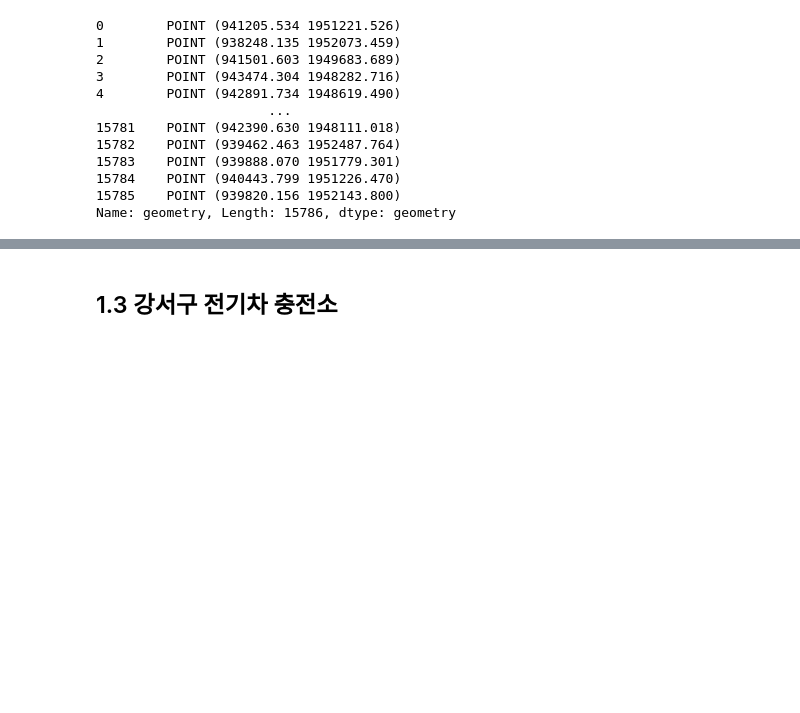
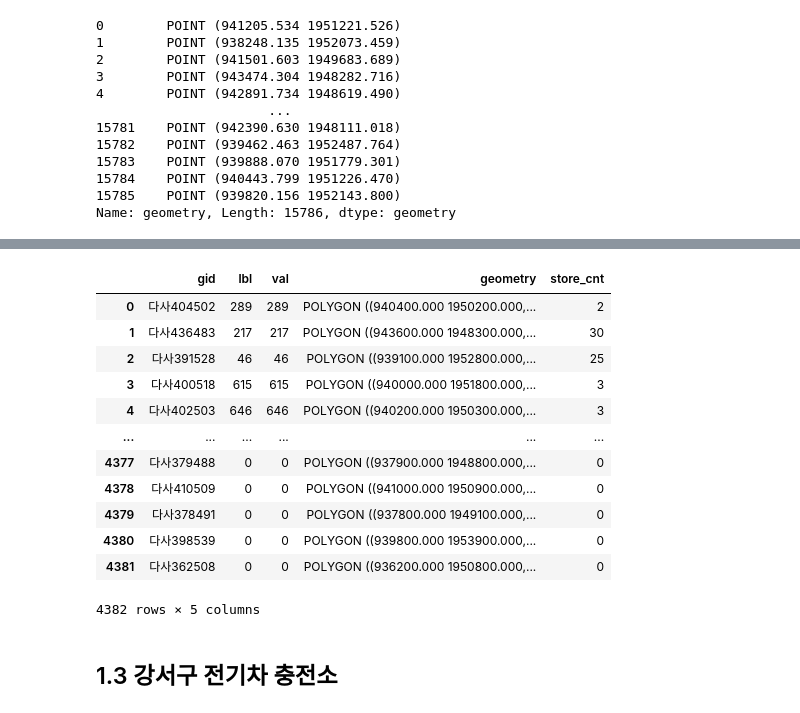
Before and after one commit to lima4/Gangseo-gu, a Jupyter notebook: final_data_eda.ipynb, the cells around one changed output, grey strips where cells are left out. Drawn from its saved outputs; the diff is of its cells as text; code cells hidden in the pictures; blank space fills up the shorter version.

```diff
--- a/final_data_eda.ipynb
+++ b/final_data_eda.ipynb
@@ -357,3 +359,20 @@ KeyboardInterrupt:
+# %%
+# 격자별 상점수 포함
+gangseo_pop_grid
+# %% [output]
+|  | gid | lbl | val | geometry | store_cnt |
+| 0 | 다사404502 | 289 | 289 | POLYGON ((940400.000 1950200.000,... | 2 |
+| 1 | 다사436483 | 217 | 217 | POLYGON ((943600.000 1948300.000,... | 30 |
+| 2 | 다사391528 | 46 | 46 | POLYGON ((939100.000 1952800.000,... | 25 |
+| 3 | 다사400518 | 615 | 615 | POLYGON ((940000.000 1951800.000,... | 3 |
+| 4 | 다사402503 | 646 | 646 | POLYGON ((940200.000 1950300.000,... | 3 |
+| ... | ... | ... | ... | ... | ... |
+| 4377 | 다사379488 | 0 | 0 | POLYGON ((937900.000 1948800.000,... | 0 |
+| 4378 | 다사410509 | 0 | 0 | POLYGON ((941000.000 1950900.000,... | 0 |
+| 4379 | 다사378491 | 0 | 0 | POLYGON ((937800.000 1949100.000,... | 0 |
+| 4380 | 다사398539 | 0 | 0 | POLYGON ((939800.000 1953900.000,... | 0 |
+| 4381 | 다사362508 | 0 | 0 | POLYGON ((936200.000 1950800.000,... | 0 |
+4382 rows × 5 columns
 # %% [markdown]
 ## 1.3 강서구 전기차 충전소
 # %%
```
Also changed, not shown: parts of 23 cells of this notebook.
